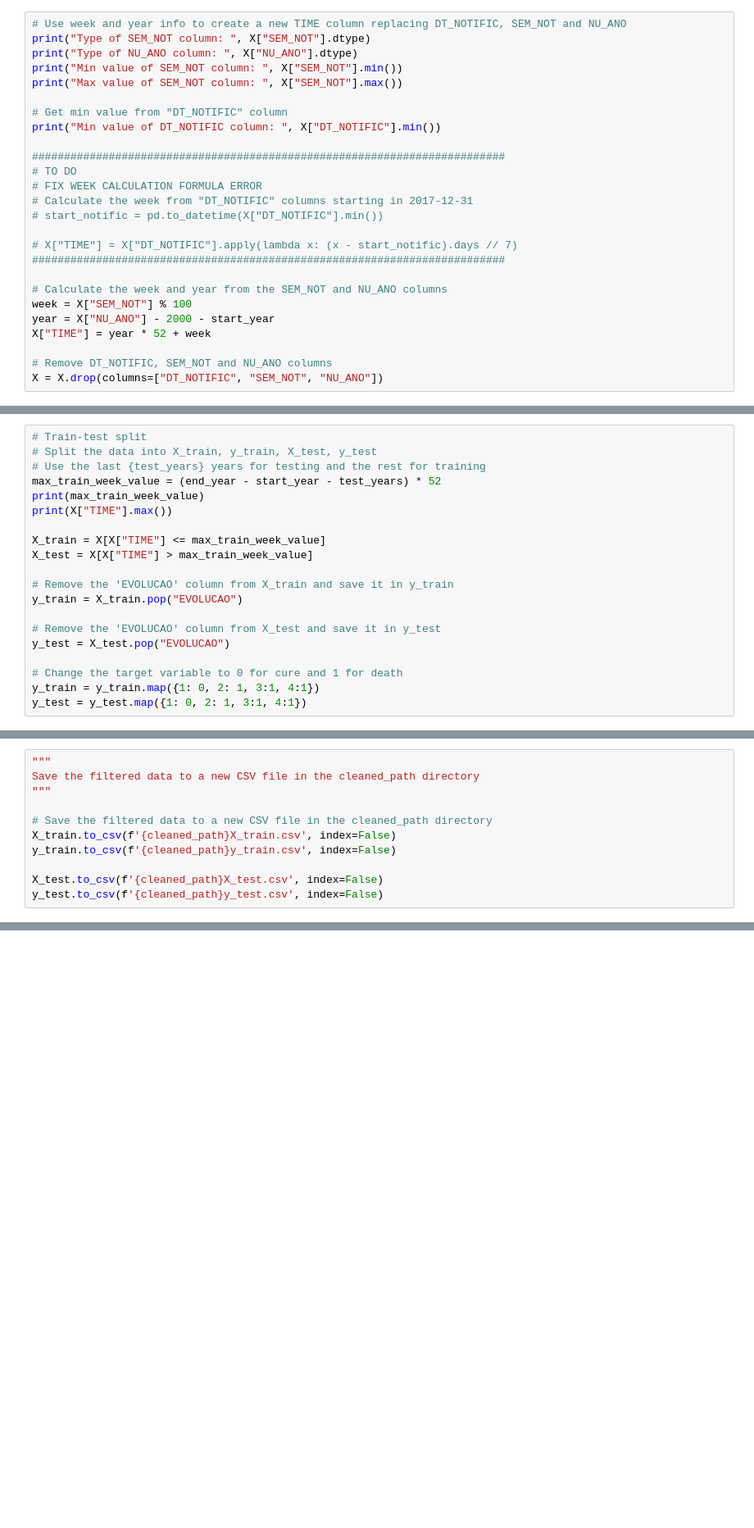
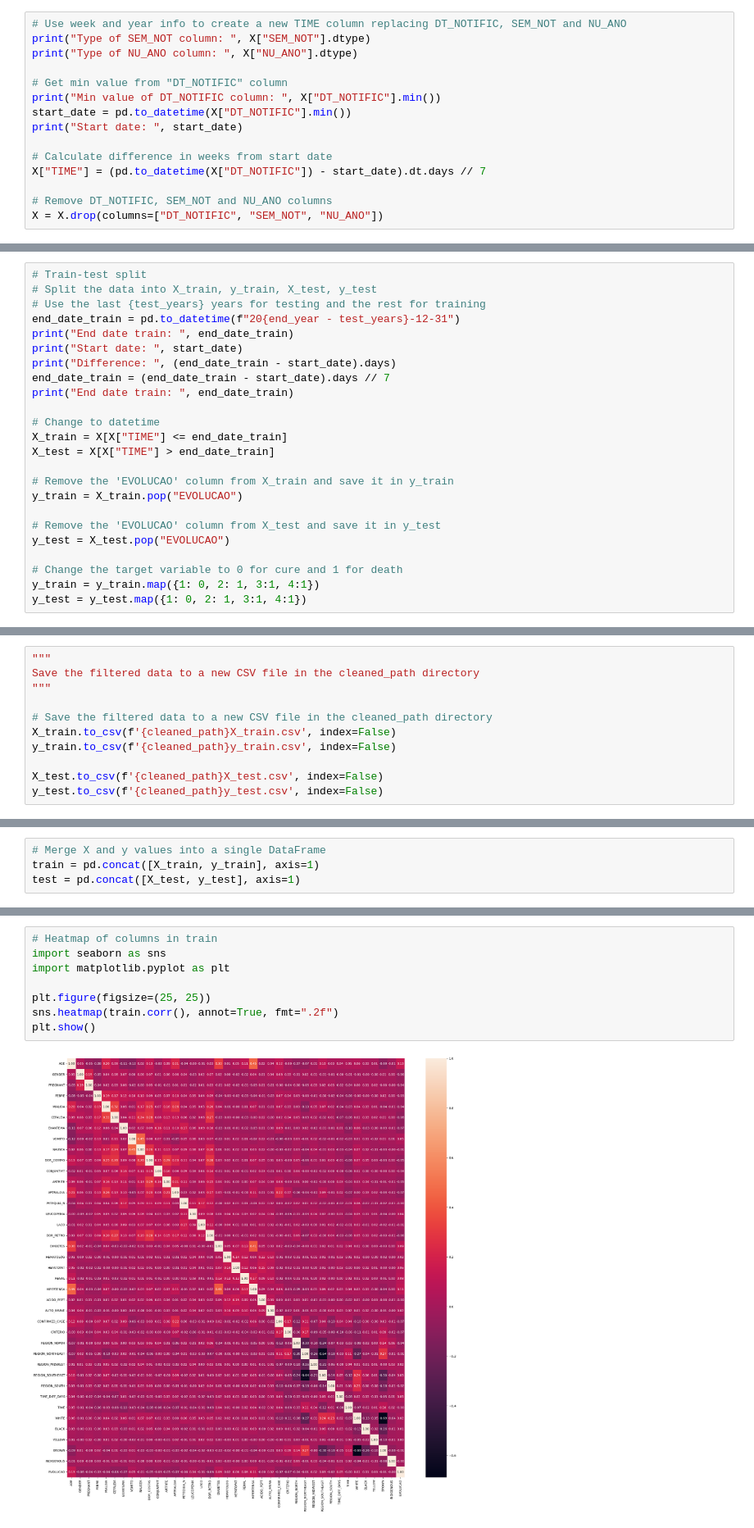
Before and after one commit to PietroGolfeto/DataSUS-Chikungunya-ML, a Jupyter notebook: data-cleaning/data-cleaning-hosp-pred-death.ipynb, the cells around one changed output, grey strips where cells are left out. Shown: that part at 82% size. Drawn from its saved outputs; the diff is of its cells as text; blank space fills up the shorter version.

Commit message:
Add heatmap and train,test CSV files

```diff
--- a/data-cleaning/data-cleaning-hosp-pred-death.ipynb
+++ b/data-cleaning/data-cleaning-hosp-pred-death.ipynb
@@ -396,25 +370,14 @@ Number of rows whose 'TIME_DIFF_DAYS' is greater than 180 days:  94
 # Use week and year info to create a new TIME column replacing DT_NOTIFIC, SEM_NOT and NU_ANO
 print("Type of SEM_NOT column: ", X["SEM_NOT"].dtype)
 print("Type of NU_ANO column: ", X["NU_ANO"].dtype)
-print("Min value of SEM_NOT column: ", X["SEM_NOT"].min())
-print("Max value of SEM_NOT column: ", X["SEM_NOT"].max())
 
 # Get min value from "DT_NOTIFIC" column
 print("Min value of DT_NOTIFIC column: ", X["DT_NOTIFIC"].min())
+start_date = pd.to_datetime(X["DT_NOTIFIC"].min())
+print("Start date: ", start_date)
 
-##########################################################################
-# TO DO
-# FIX WEEK CALCULATION FORMULA ERROR
-# Calculate the week from "DT_NOTIFIC" columns starting in 2017-12-31
-# start_notific = pd.to_datetime(X["DT_NOTIFIC"].min())
-
-# X["TIME"] = X["DT_NOTIFIC"].apply(lambda x: (x - start_notific).days // 7)
-##########################################################################
-
-# Calculate the week and year from the SEM_NOT and NU_ANO columns
-week = X["SEM_NOT"] % 100
-year = X["NU_ANO"] - 2000 - start_year
-X["TIME"] = year * 52 + week
+# Calculate difference in weeks from start date
+X["TIME"] = (pd.to_datetime(X["DT_NOTIFIC"]) - start_date).dt.days // 7
 
 # Remove DT_NOTIFIC, SEM_NOT and NU_ANO columns
 X = X.drop(columns=["DT_NOTIFIC", "SEM_NOT", "NU_ANO"])
@@ -540,12 +502,16 @@ for col in symptoms_columns:
 # Train-test split
 # Split the data into X_train, y_train, X_test, y_test
 # Use the last {test_years} years for testing and the rest for training
-max_train_week_value = (end_year - start_year - test_years) * 52
-print(max_train_week_value)
-print(X["TIME"].max())
+end_date_train = pd.to_datetime(f"20{end_year - test_years}-12-31")
+print("End date train: ", end_date_train)
+print("Start date: ", start_date)
+print("Difference: ", (end_date_train - start_date).days)
+end_date_train = (end_date_train - start_date).days // 7
+print("End date train: ", end_date_train)
 
-X_train = X[X["TIME"] <= max_train_week_value]
-X_test = X[X["TIME"] > max_train_week_value]
+# Change to datetime
+X_train = X[X["TIME"] <= end_date_train]
+X_test = X[X["TIME"] > end_date_train]
 
 # Remove the 'EVOLUCAO' column from X_train and save it in y_train
 y_train = X_train.pop("EVOLUCAO")
@@ -631,0 +639,4 @@ Percentage of positive cases in y_test: 7.72%
+# %%
+# Merge X and y values into a single DataFrame
+train = pd.concat([X_train, y_train], axis=1)
+test = pd.concat([X_test, y_test], axis=1)
@@ -631,0 +649,10 @@ Percentage of positive cases in y_test: 7.72%
+# %%
+# Heatmap of columns in train
+import seaborn as sns
+import matplotlib.pyplot as plt
+
+plt.figure(figsize=(25, 25))
+sns.heatmap(train.corr(), annot=True, fmt=".2f")
+plt.show()
+# %% [output]
+[figure, added]
```
Also changed, not shown: parts of 14 cells of this notebook, 6 other files.
